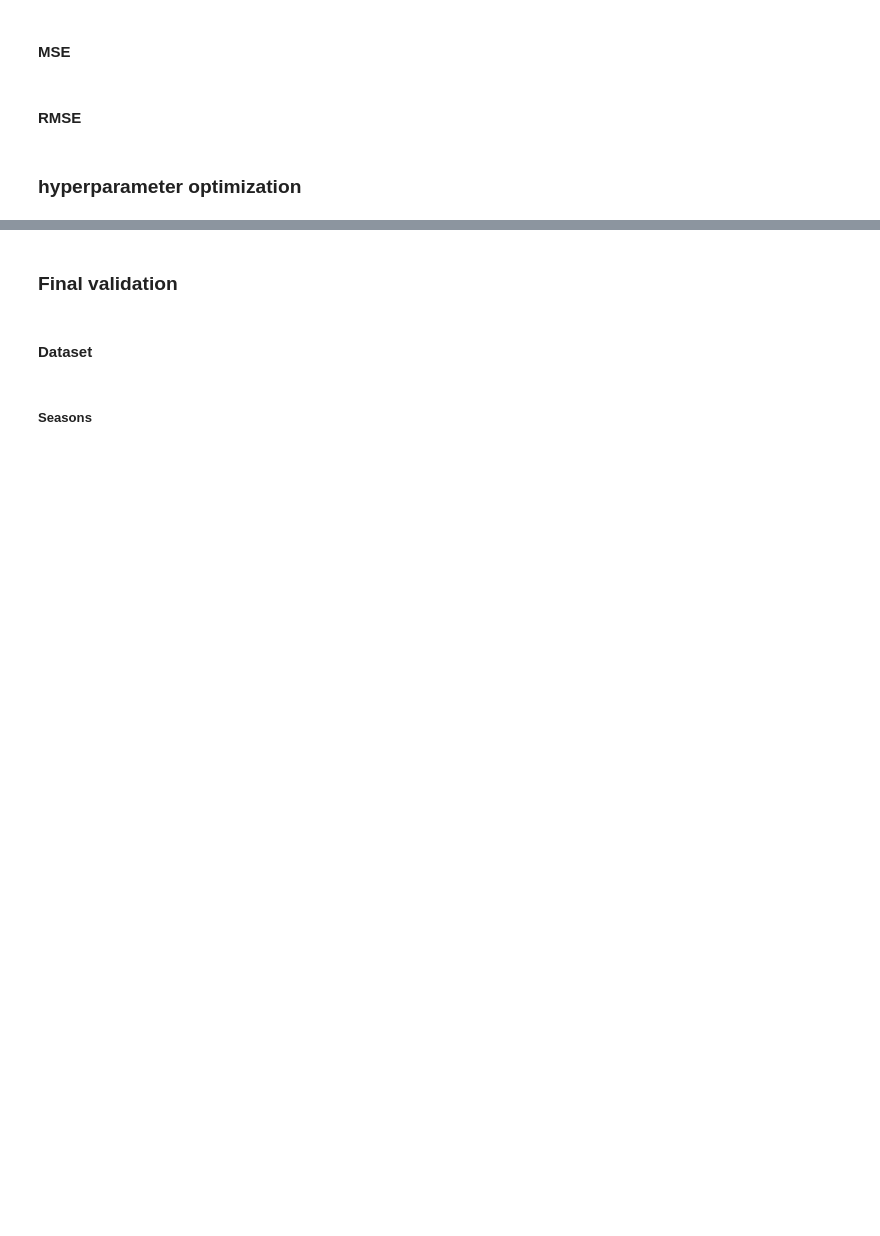
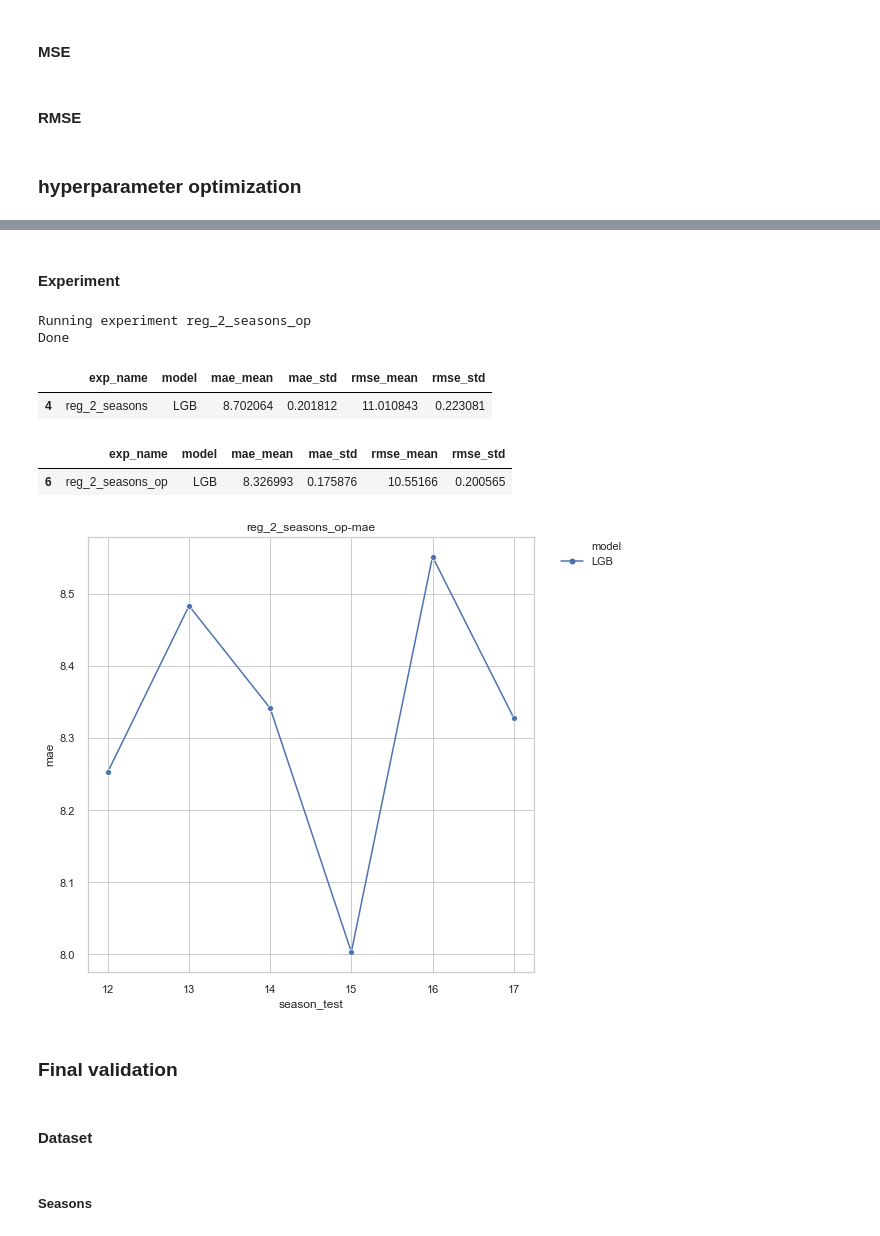
Before and after one commit to ncalderon/nba-predictor, a Jupyter notebook: nba_point_spread_reg.ipynb, the cells around one changed output, grey strips where cells are left out. Saved outputs shown, nothing was run; the diff lists cells and outputs as text; code cells hidden in the pictures; blank space fills up the shorter version.

```diff
--- a/nba_point_spread_reg.ipynb
+++ b/nba_point_spread_reg.ipynb
@@ -639,3 +841,55 @@ utils.plot_to_compare_experiments(
+# %% [markdown]
+#### Experiment
+# %%
+
+
+op_model = [
+#     ("RF", RandomForestClassifier(
+#                                       criterion='gini',
+#                                       n_estimators=200,
+#                                       max_depth=18,
+#                                       max_leaf_nodes = 24,
+#                                       min_samples_leaf = 2,
+#                                       min_samples_split = 3,
+#                                       n_jobs=-1,
+#                                       random_state=0))
+    ("LGB", lgb.LGBMRegressor(boosting_type='goss', colsample_bytree=0.758794422460012,
+              learning_rate=0.0009853276762182032, max_delta_step=0,
+              max_depth=6, min_child_weight=47, n_estimators=4600, n_jobs=1,
+              num_leaves=113, objective='regression',
+              reg_alpha=0.34215270718724283, reg_lambda=3.676702330857159,
+              scale_pos_weight=1, seed=0, subsample=0.9582168858299254))
+]
+# %%
+experiment_name = f"{exp_prefix}2_seasons_op"
+del_result_by(experiment_name)
+
+folds, train_seasons, test_seasons = sscv.split(train_size=2, test_size=1)
+params = (experiment_name, op_model, folds, train_seasons, test_seasons, X, y)
+names, results = utils_exp.run_experiment(*params)
+results_total.append((experiment_name, results))
+
+print_prettier_exp_results(experiment_name[:-3], metric='mae', filter_val=op_model[0][0])
+print_prettier_exp_results(experiment_name)
+
+
+# 0	reg_2_seasons	LR	8.192009	0.136491	10.392967	0.148882
+# 2	reg_2_seasons	SVM	8.313091	0.182380	10.599064	0.196440
+# 3	reg_2_seasons	RF	8.345848	0.111711	10.585308	0.150436
+# 4	reg_2_seasons	LGB	8.702064	0.201812	11.010843	0.223081
+# 5	reg_2_seasons	XGB	9.194161	0.189745	11.583278	0.253444
+# 1	reg_2_seasons	KNN	9.952810	0.230096	12.663717	0.3101
+
+name, res = get_result_by(experiment_name)
+plot_results(name, res, figsize=(8,4))
+# %% [output]
+Running experiment reg_2_seasons_op
+Done
+|  | exp_name | model | mae_mean | mae_std | rmse_mean | rmse_std |
+| 4 | reg_2_seasons | LGB | 8.702064 | 0.201812 | 11.010843 | 0.223081 |
+|  | exp_name | model | mae_mean | mae_std | rmse_mean | rmse_std |
+| 6 | reg_2_seasons_op | LGB | 8.326993 | 0.175876 | 10.55166 | 0.200565 |
+[figure, added]
 # %% [markdown]
 ### Final validation
 # %% [markdown]
```
Also changed, not shown: parts of 24 cells of this notebook, 1 other file.
